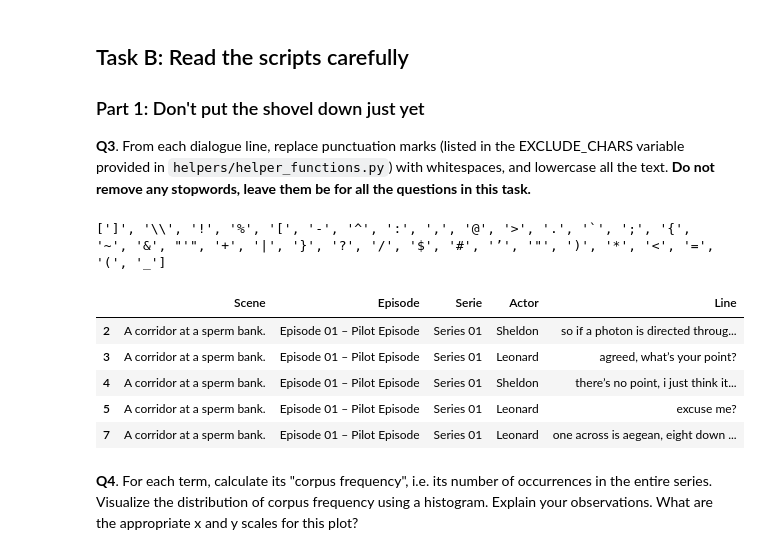
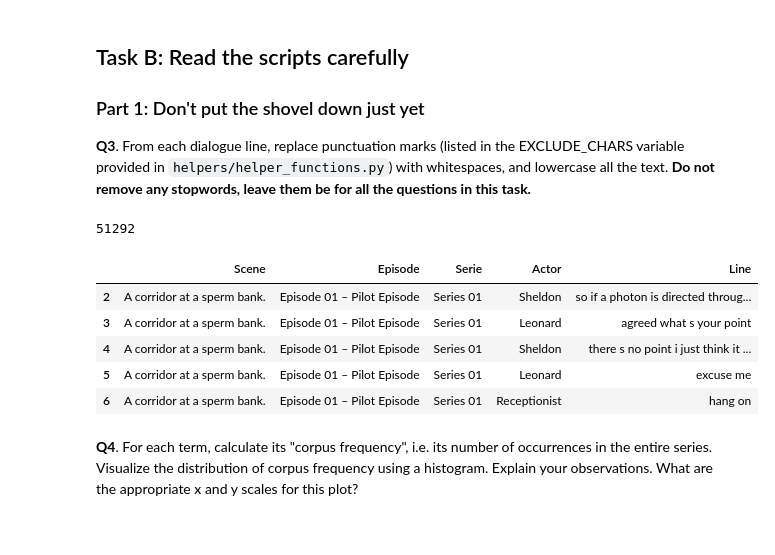
Before and after one commit to phellich/ada2023, a Jupyter notebook: Exercises/09 - Handing text/Handling_text_exercise_2.ipynb, the cells around one changed output. Drawn from its saved outputs; the diff is of its cells as text; code cells hidden in the pictures.

Commit message:
finish ex Sheldon

```diff
--- a/Exercises/09 - Handing text/Handling_text_exercise_2.ipynb
+++ b/Exercises/09 - Handing text/Handling_text_exercise_2.ipynb
@@ -92,4 +88,4 @@ print(rec_char)
 # %%
-print(f"Lines before : {len(text)}")
-text = text[text['Actor'].isin(rec_char)]
-print(f"Lines after : {len(text)}")
+# print(f"Lines before : {len(text)}")
+# text = text[text['Actor'].isin(rec_char)]
+# print(f"Lines after : {len(text)}")
@@ -103,18 +96,25 @@ Lines after : 48346
 
 **Q3**. From each dialogue line, replace punctuation marks (listed in the EXCLUDE_CHARS variable provided in `helpers/helper_functions.py`) with whitespaces, and lowercase all the text. **Do not remove any stopwords, leave them be for all the questions in this task.**
 # %%
-print(list(EXCLUDE_CHARS))
-text['Line'] = text['Line'].replace(list(EXCLUDE_CHARS), ' ')
-text['Line'] = text.apply(lambda row: row['Line'].lower(), axis=1)
-text[:5]
+# print(list(EXCLUDE_CHARS))
+# text['Line'] = text['Line'].replace(list(EXCLUDE_CHARS), ' ') # should be iterated over
+# text['Line'] = text.apply(lambda row: row['Line'].lower(), axis=1) # just apply lower to the Line col
+# text[:5]
+print(len(text))
+def clean_line(line):
+    for char in EXCLUDE_CHARS:
+        line = line.replace(char, ' ')
+    return line.lower()
+text["Line"] = text["Line"].apply(clean_line)
+text.head()
 # %% [output]
-[']', '\\', '!', '%', '[', '-', '^', ':', ',', '@', '>', '.', '`', ';', '{', '~', '&', "'", '+', '|', '}', '?', '/', '$', '#', '’', '"', ')', '*', '<', '=', '(', '_']
+51292
 |  | Scene | Episode | Serie | Actor | Line |
 | 2 | A corridor at a sperm bank. | Episode 01 – Pilot Episode | Series 01 | Sheldon | so if a photon is directed throug... |
-| 3 | A corridor at a sperm bank. | Episode 01 – Pilot Episode | Series 01 | Leonard | agreed, what’s your point? |
-| 4 | A corridor at a sperm bank. | Episode 01 – Pilot Episode | Series 01 | Sheldon | there’s no point, i just think it... |
-| 5 | A corridor at a sperm bank. | Episode 01 – Pilot Episode | Series 01 | Leonard | excuse me? |
-| 7 | A corridor at a sperm bank. | Episode 01 – Pilot Episode | Series 01 | Leonard | one across is aegean, eight down ... |
+| 3 | A corridor at a sperm bank. | Episode 01 – Pilot Episode | Series 01 | Leonard | agreed what s your point |
+| 4 | A corridor at a sperm bank. | Episode 01 – Pilot Episode | Series 01 | Sheldon | there s no point i just think it ... |
+| 5 | A corridor at a sperm bank. | Episode 01 – Pilot Episode | Series 01 | Leonard | excuse me |
+| 6 | A corridor at a sperm bank. | Episode 01 – Pilot Episode | Series 01 | Receptionist | hang on |
 # %% [markdown]
 **Q4**. For each term, calculate its "corpus frequency", i.e. its number of occurrences in the entire series. Visualize the distribution of corpus frequency using a histogram. Explain your observations. What are the appropriate x and y scales for this plot?
 # %%
```
Also changed, not shown: parts of 12 cells of this notebook, 1 other file.
